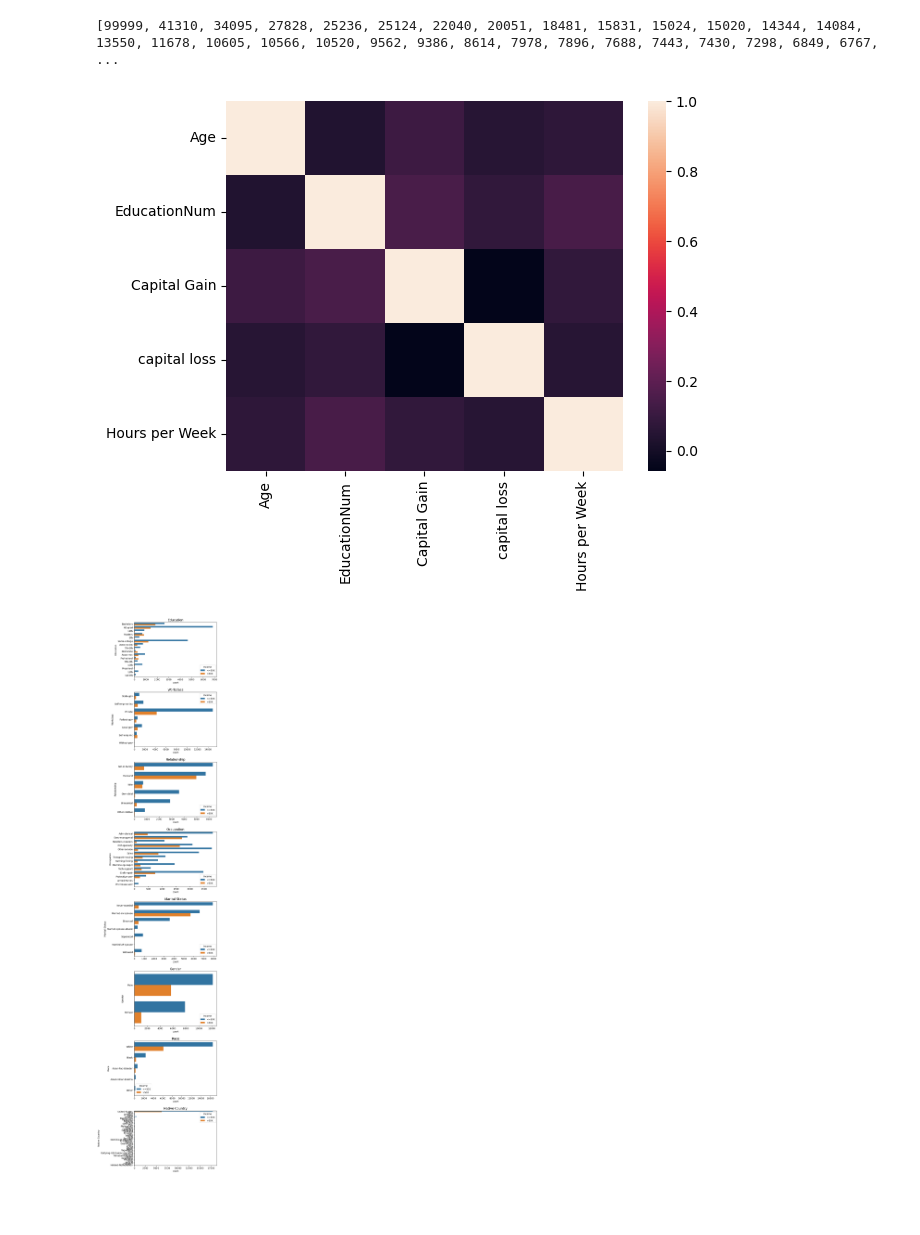
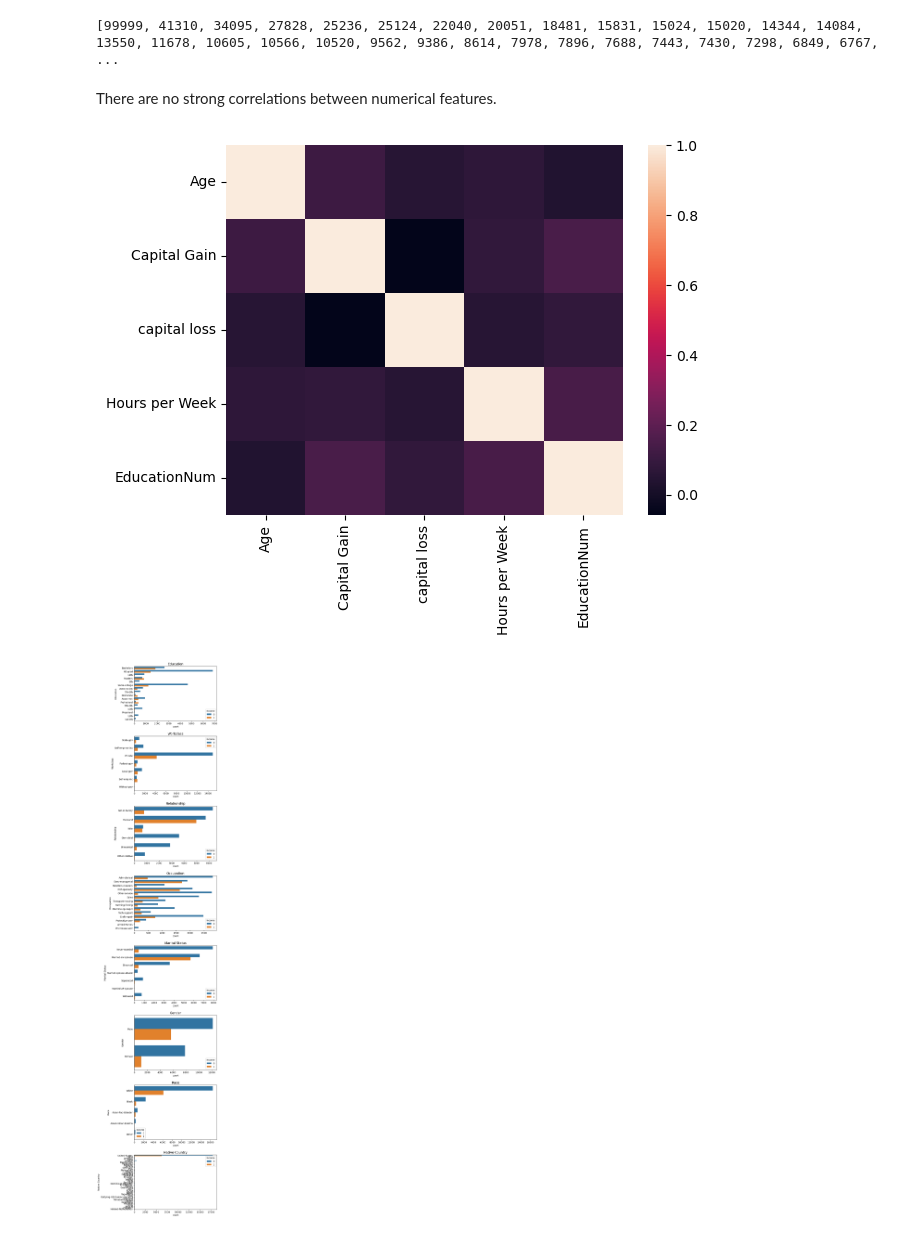
Before and after one commit to itzHiti/ml-endterm, a Jupyter notebook: donework.ipynb, the cells around one changed output. Saved outputs shown, nothing was run; the diff lists cells and outputs as text; code cells hidden in the pictures; blank space fills up the shorter version.

```diff
--- a/donework.ipynb
+++ b/donework.ipynb
@@ -57,7 +57,8 @@ print(df_test.head(10))
 # Deleting dots from the Income column of test dataset
 df_test["Income"] = df_test["Income"].str.rstrip('.').astype('category')
 
-# We do't need final weight feature for model training, so it will be dropped
+#  Final weight tells the proportion of the population that has the same set of features.
+# We do't need final weight feature for model training, so it will be dropped.
 df = df.drop("Final Weight", axis=1)
 df_test = df_test.drop('Final Weight', axis=1)
 
@@ -86,6 +87,10 @@ for column in ["Workclass", "Occupation", "Native Country"]:
     df = drop_missing_vals(df, column)
     df_test = drop_missing_vals(df_test, column)
 
+# Replace target variable with binary values.
+df['Income'] = df['Income'].replace({'<=50K': 0, '>50K': 1})
+df_test['Income'] = df_test['Income'].replace({'<=50K': 0, '>50K': 1})
+
 print(df.shape)
 print(df_test.shape)
 # %% [output]
@@ -131,18 +136,20 @@ print(sorted(df["Capital Gain"].unique(), reverse=True))
 # It can be seen from the output that there are no values close to 99999. 99999 is often used to indicate NaN value, so ve will drop these rows:
 df = df.drop(df[df["Capital Gain"] == 99999].index)
 df_test = df_test.drop(df_test[df_test["Capital Gain"] == 99999].index)
+# %% [markdown]
+There are no strong correlations between numerical features.
 # %%
 # Let's check the correlation between numerical variables:
-corr = df[''].corr()
+corr = df[numerical_cols].corr()
 sns.heatmap(
     corr,
     xticklabels=corr.columns.values,
     yticklabels=corr.columns.values
 );
 # %% [output]
-[figure, old version]
+[figure, new version]
 # %%
-# Now let's make plot's for categorical data:
+# Now let's make plots for categorical data:
 plt.figure(figsize=(8, 35))
 
 for i, column in enumerate(categorical_cols):
@@ -152,7 +159,7 @@ for i, column in enumerate(categorical_cols):
     plt.tight_layout(pad=2.0)
 plt.show()
 # %% [output]
-[figure, old version]
+[figure, new version]
 # %%
 # Apply log transformation to capital gain and capiral loss, because those features are highly skewed:
 
```
Also changed, not shown: parts of 6 cells of this notebook.
